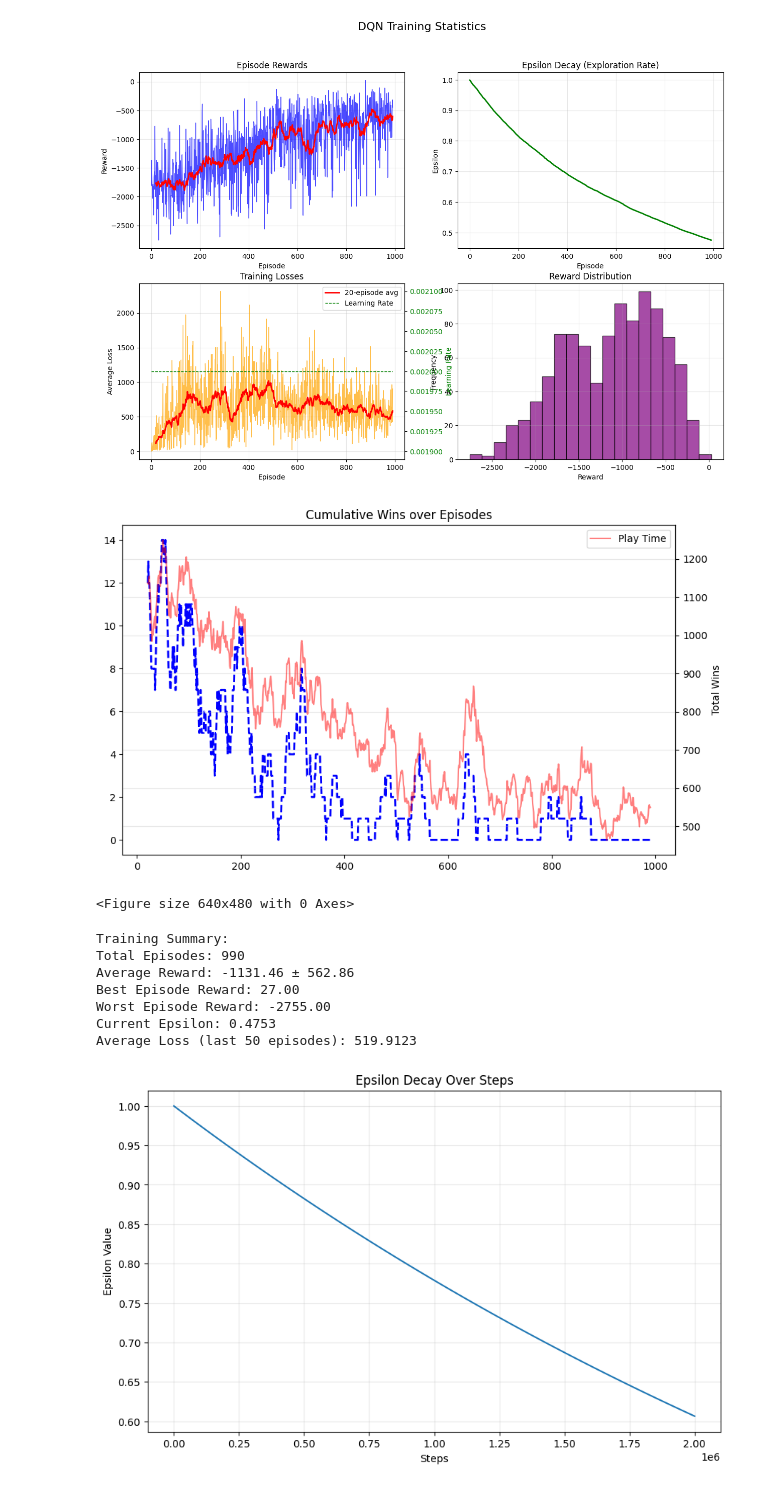
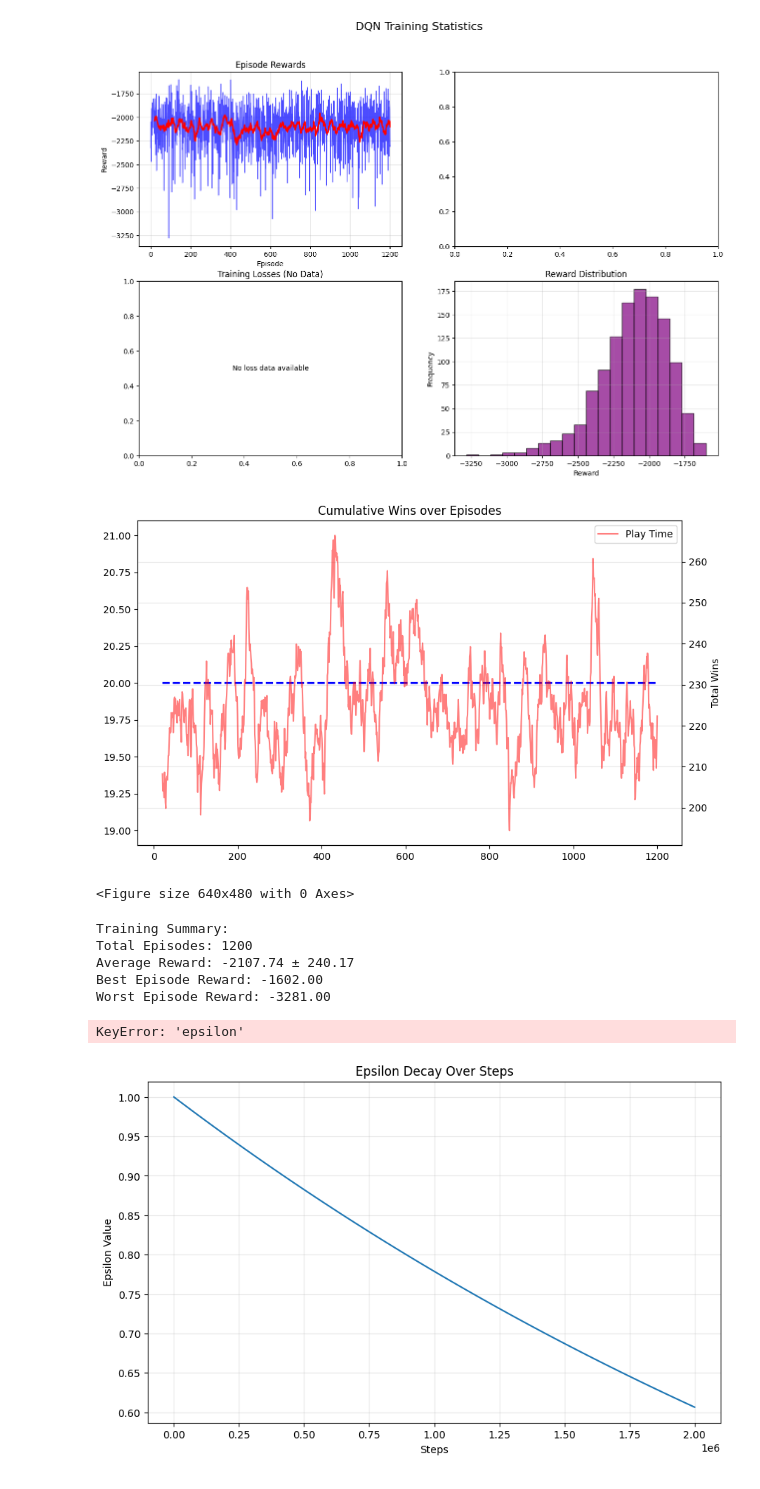
Before and after one commit to dustinvan910/robocode, a Jupyter notebook: robots/RLrobots/stats.ipynb, the cells around one changed output. Saved outputs shown, nothing was run; the diff lists cells and outputs as text; code cells hidden in the pictures.

```diff
--- a/robots/RLrobots/stats.ipynb
+++ b/robots/RLrobots/stats.ipynb
@@ -4,7 +4,7 @@ import matplotlib.pyplot as plt
 import numpy as np
 
 # Read the training statistics file
-with open('./agent/training_stats_pytorch.json', 'r') as f:
+with open('./ppo_agent/ppo_training_stats.json', 'r') as f:
     stats = json.load(f)
 # Create subplots for different metrics
 fig, axes = plt.subplots(2, 2, figsize=(15, 10))
@@ -25,12 +25,12 @@ if len(stats['rewards']) > 10:
 
 
 
-# Plot 2: Epsilon Decay
-axes[0, 1].plot(stats['episodes'], stats['epsilon'], 'g-', linewidth=2)
-axes[0, 1].set_title('Epsilon Decay (Exploration Rate)')
-axes[0, 1].set_xlabel('Episode')
-axes[0, 1].set_ylabel('Epsilon')
-axes[0, 1].grid(True, alpha=0.3)
+# # Plot 2: Epsilon Decay
+# axes[0, 1].plot(stats['episodes'], stats['epsilon'], 'g-', linewidth=2)
+# axes[0, 1].set_title('Epsilon Decay (Exploration Rate)')
+# axes[0, 1].set_xlabel('Episode')
+# axes[0, 1].set_ylabel('Epsilon')
+# axes[0, 1].grid(True, alpha=0.3)
 
 # Plot 3: Training Losses
 if stats['losses']:
@@ -82,43 +82,42 @@ if len(stats['deaths']) > 20:
     ax2.plot(stats['episodes'][window_size:], avg_play_time, 'r-', alpha=0.5, label=f'Play Time')
     # ax2.axhline(y=avg_play_time, color='r', linestyle='--', label=f'Avg Time: {avg_play_time:.1f}')
     ax2.legend(loc='upper right')
 
 plt.title('Cumulative Wins over Episodes')
 plt.xlabel('Episode')
 plt.ylabel('Total Wins')
 plt.grid(True, alpha=0.3)
 plt.legend()
 plt.show()
 # Add statistics text
 
 mean_reward = np.mean(stats['rewards'])
 std_reward = np.std(stats['rewards'])
 axes[1, 1].axvline(mean_reward, color='red', linestyle='--', linewidth=2, label=f'Mean: {mean_reward:.2f}')
 axes[1, 1].legend()
 
 plt.tight_layout()
 plt.show()
 
 # Print summary statistics
 print("Training Summary:")
 print(f"Total Episodes: {len(stats['episodes'])}")
 print(f"Average Reward: {mean_reward:.2f} ± {std_reward:.2f}")
 print(f"Best Episode Reward: {max(stats['rewards']):.2f}")
 print(f"Worst Episode Reward: {min(stats['rewards']):.2f}")
 print(f"Current Epsilon: {stats['epsilon'][-1]:.4f}")
 if stats['losses']:
     print(f"Average Loss (last 50 episodes): {np.mean(stats['losses'][-50:]):.4f}")
 # %% [output]
-[figure, old version]
+[figure, new version]
-[figure, old version]
+[figure, new version]
 <Figure size 640x480 with 0 Axes>
 Training Summary:
-Total Episodes: 990
-Average Reward: -1131.46 ± 562.86
-Best Episode Reward: 27.00
-Worst Episode Reward: -2755.00
-Current Epsilon: 0.4753
-Average Loss (last 50 episodes): 519.9123
+Total Episodes: 1200
+Average Reward: -2107.74 ± 240.17
+Best Episode Reward: -1602.00
+Worst Episode Reward: -3281.00
+KeyError: 'epsilon'
 # %%
 start = 1
 series = []
```
Also changed, not shown: 28 other files.
